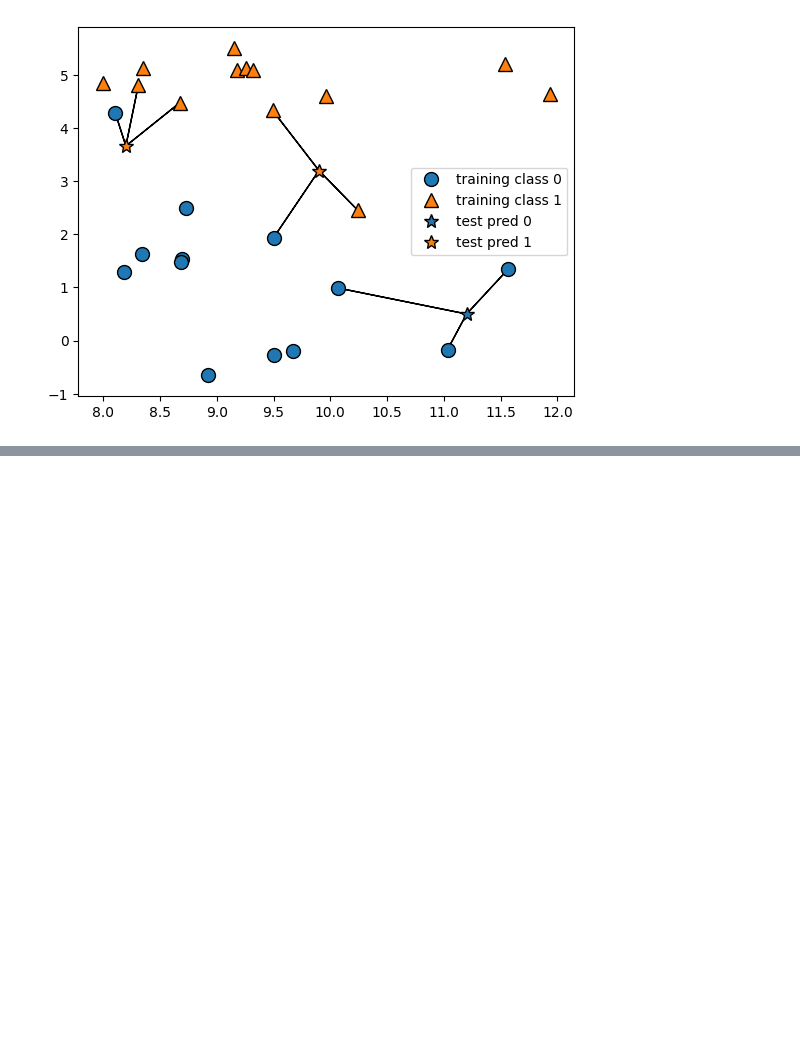
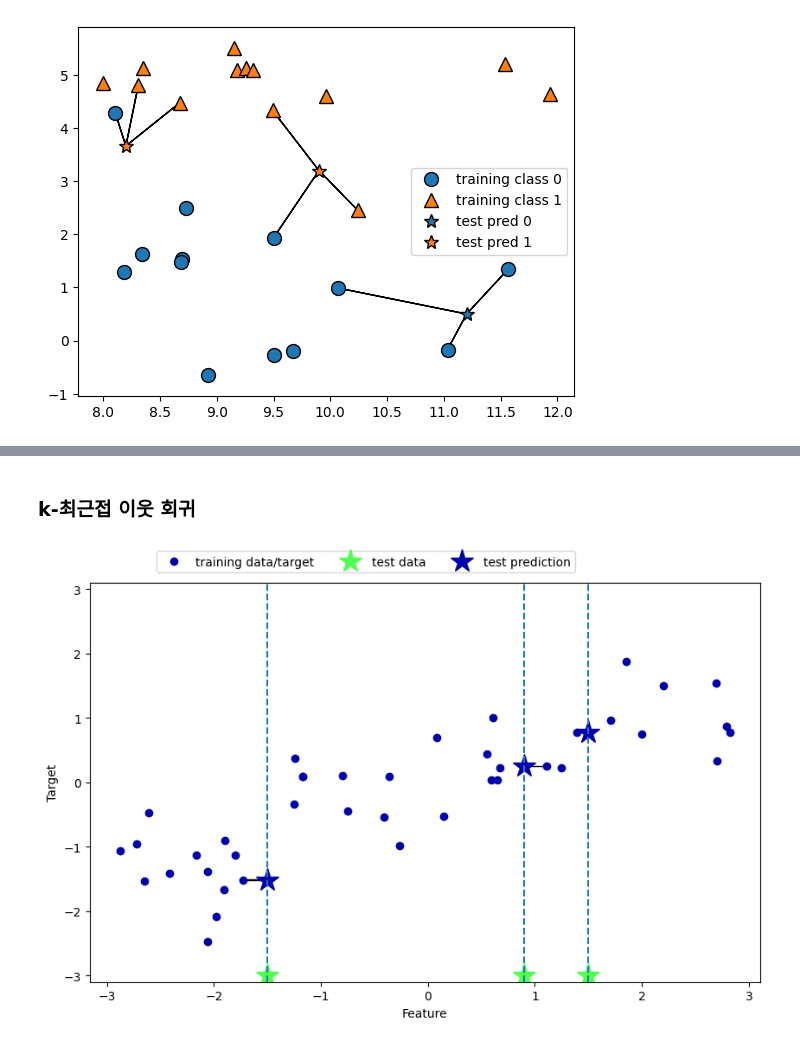
Before and after one commit to haribo09876/MachineLearning, a Jupyter notebook: 02. SupervisedLearning/03. SupervisedLearningAlgorithm.ipynb, the cells around one changed output, grey strips where cells are left out. Drawn from its saved outputs; the diff is of its cells as text; code cells hidden in the pictures; blank space fills up the shorter version.

```diff
--- a/02. SupervisedLearning/03. SupervisedLearningAlgorithm.ipynb
+++ b/02. SupervisedLearning/03. SupervisedLearningAlgorithm.ipynb
@@ -89,0 +163,6 @@ mglearn.plots.plot_knn_classification(n_neighbors=3)
+# %% [markdown]
+### k-최근접 이웃 회귀
+# %%
+mglearn.plots.plot_knn_regression(n_neighbors=1)
+# %% [output]
+[figure, added]
```
Also changed, not shown: parts of 13 cells of this notebook.
